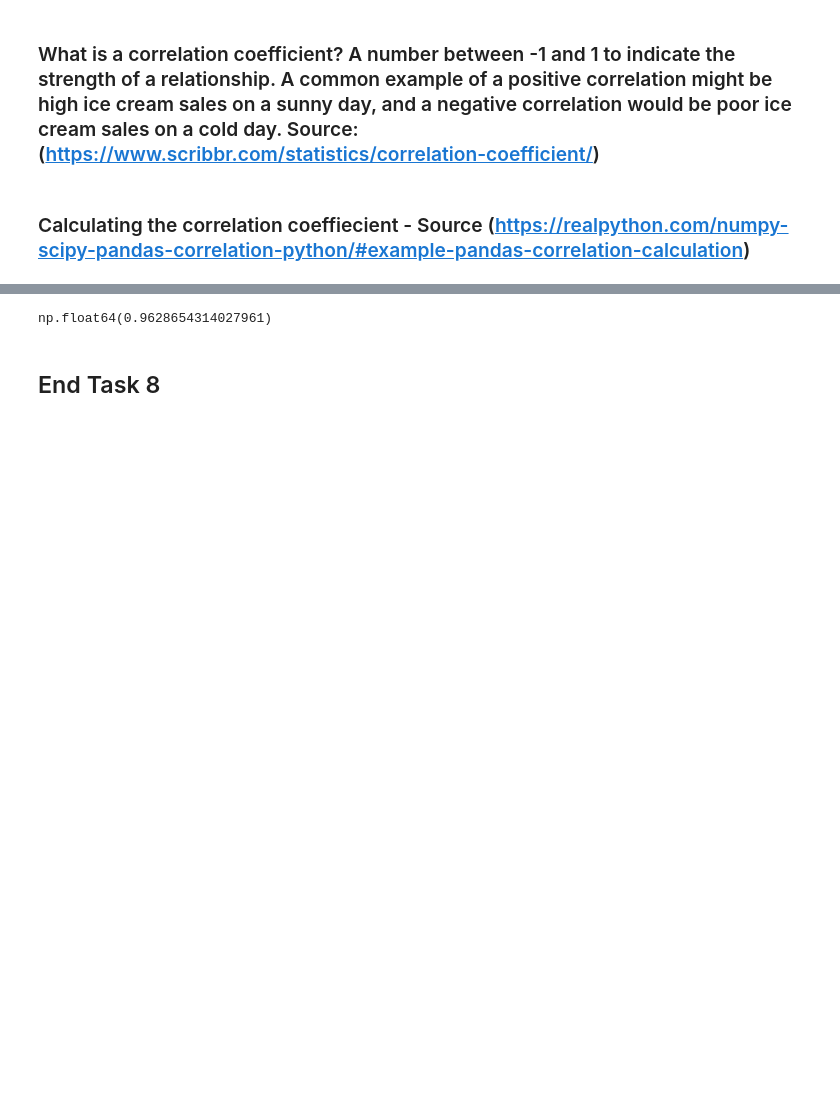
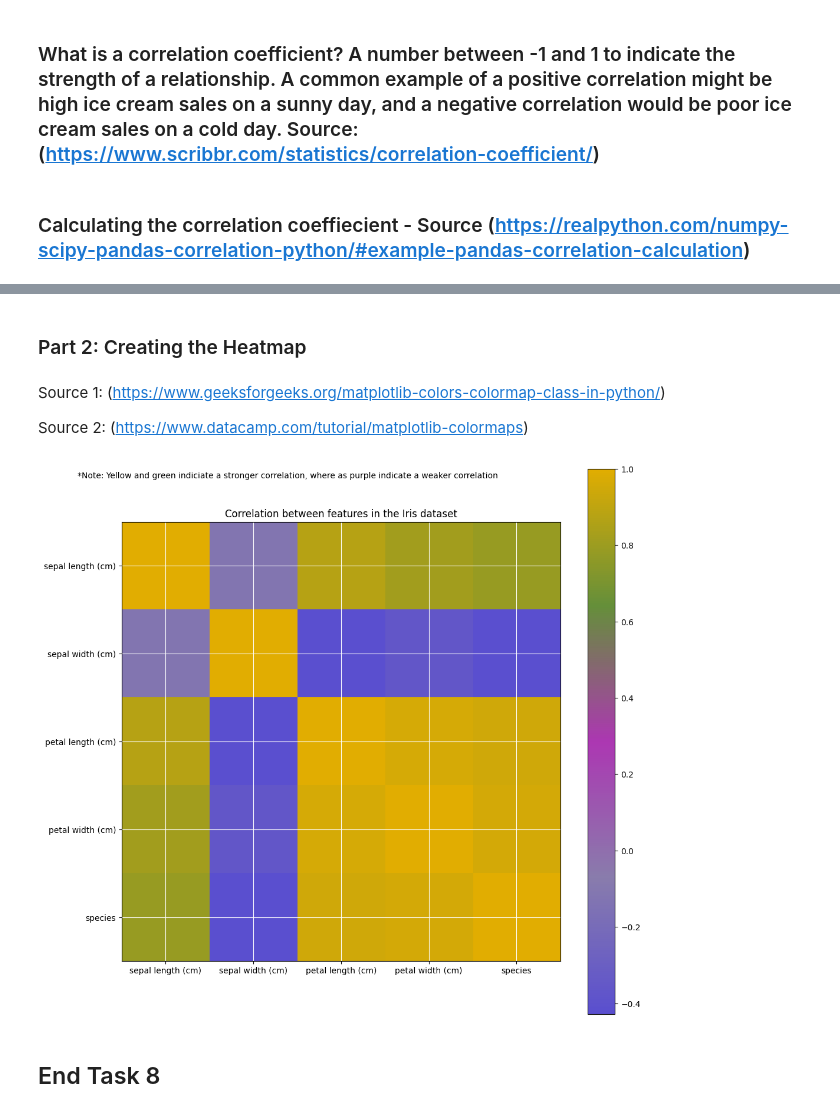
Before and after one commit to FaolanH/principles_of_data_analytics, a Jupyter notebook: tasks.ipynb, the cells around one changed output, grey strips where cells are left out. Saved outputs shown, nothing was run; the diff lists cells and outputs as text; code cells hidden in the pictures; blank space fills up the shorter version.

```diff
--- a/tasks.ipynb
+++ b/tasks.ipynb
@@ -740 +741,7 @@ correlation_coeffiecient = np.corrcoef(x,y)
+# %%
+# pandas documentation on findinf the correlation coefficient: (https://pandas.pydata.org/pandas-docs/stable/reference/api/pandas.DataFrame.corr.html)
+correlation_coeffiecient = df_iris.corr()
+# %%
+# turning the output into an array
+cc = np.array(correlation_coeffiecient)
 # %%
@@ -744,7 +756,39 @@ np.float64(0.9628654314027961)
-# %%
-correlation_coeffiecient[1,0]
-# %% [output]
-np.float64(0.9628654314027961)
+# %% [markdown]
+### Part 2: Creating the Heatmap
+# %% [markdown]
+Source 1: (https://www.geeksforgeeks.org/matplotlib-colors-colormap-class-in-python/)
+
+Source 2: (https://www.datacamp.com/tutorial/matplotlib-colormaps)
+# %%
+# (https://matplotlib.org/stable/api/_as_gen/matplotlib.colors.LinearSegmentedColormap.html)
+from matplotlib.colors import LinearSegmentedColormap
+
+# Setting the colours
+colours = ['#5A4FCF','#897CAC', '#AC37B2', '#658F3A', '#E1AD01']
+cmap = LinearSegmentedColormap.from_list("CustomCmap", colours)
+
+# Making the plot bigger
+plt.figure (figsize=(12,12))
+
+# Setting the title
+plt.title('Correlation between features in the Iris dataset')
+
+# Adding in a note
+plt.text (-1,-1,'*Note: Yellow and green indiciate a stronger correlation, where as purple indicate a weaker correlation')
+
+# Setting the y ticks
+plt.yticks ([0,1,2,3,4,], ['sepal length (cm)', 'sepal width (cm)', 'petal length (cm)', 'petal width (cm)', 'species'])
+# Setting the x ticks
+plt.xticks ([0,1,2,3,4,], ['sepal length (cm)', 'sepal width (cm)', 'petal length (cm)', 'petal width (cm)', 'species'])
+
+# Plotting the data
+plt.imshow(cc, cmap = cmap)
+plt.grid(True, color = 'w')
+plt.colorbar()
+
+plt.show()
+# %% [output]
+[figure, added]
 # %% [markdown]
 ## End Task 8
 # %% [markdown]
```
Also changed, not shown: parts of 5 cells of this notebook.
